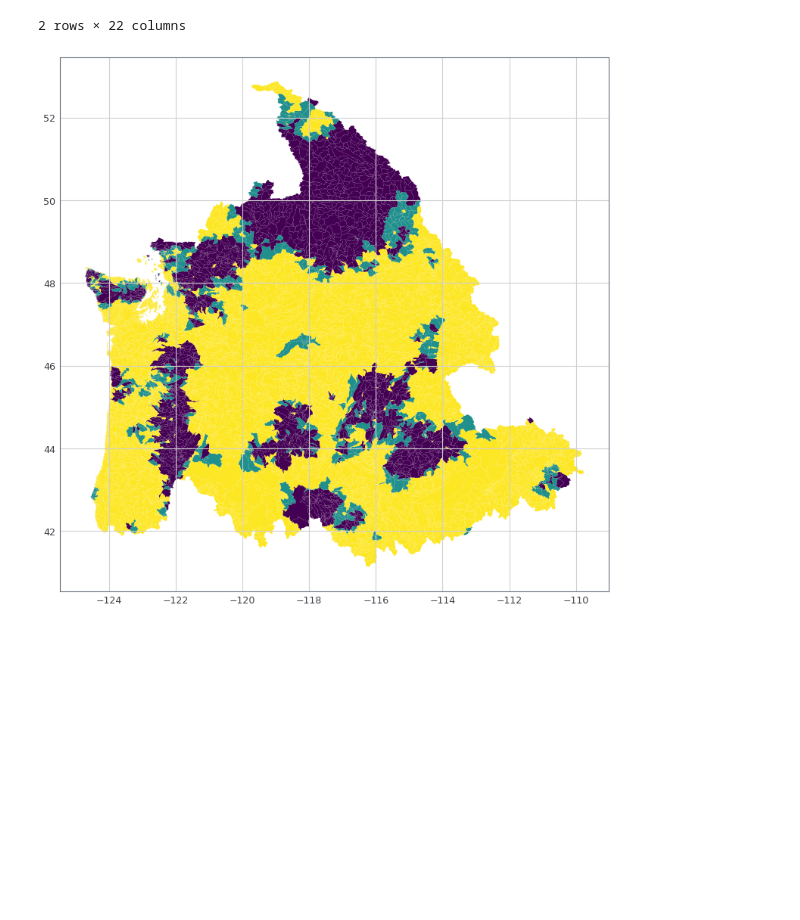
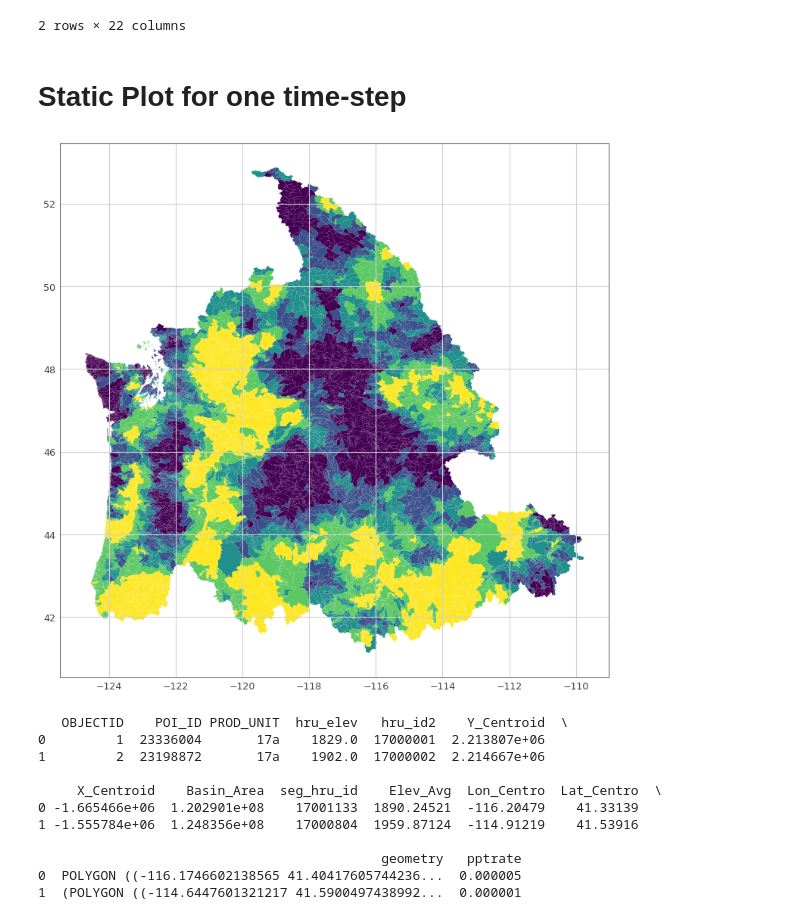
Before and after one commit to hydrofcst/luit, a Jupyter notebook: spatialPNWanim.ipynb, the cells around one changed output. Saved outputs shown, nothing was run; the diff lists cells and outputs as text; code cells hidden in the pictures; blank space fills up the shorter version.

```diff
--- a/spatialPNWanim.ipynb
+++ b/spatialPNWanim.ipynb
@@ -40,18 +40,32 @@ segdat.head(2)
 | 0 | 5447 | 17 | 17906894 | 6894 | 6892 | 17906892 | 0.0 | 0 | 0 | None | ... |
 | 1 | 5448 | 17 | 17906894 | 6894 | 6893 | 17906893 | 0.0 | 0 | 0 | None | ... |
 2 rows × 22 columns
+# %% [markdown]
+# Static Plot for one time-step
 # %%
 def spatialplot(tindex):
     summasel = summaout.isel(time = tindex)['pptrate'].drop('time').to_dataframe()
     summasel['hru_id2'] = summasel.index
     polydat2 = pd.merge(polydat, summasel)
 
     #Plot
     fig, ax = plt.subplots(1, figsize=(13, 13))
     polydat2.plot(ax = ax, column = 'pptrate', cmap='viridis_r', scheme='quantiles')  #Plots the polygons
     plt.show()
-    return(fig)
+    return(polydat2)
 
-fig = spatialplot(110)
+polydat2 = spatialplot(1)
+print(polydat2.head(2))
 # %% [output]
-[figure, old version]
+[figure, new version]
+   OBJECTID    POI_ID PROD_UNIT  hru_elev   hru_id2    Y_Centroid  \
+0         1  23336004       17a    1829.0  17000001  2.213807e+06
+1         2  23198872       17a    1902.0  17000002  2.214667e+06
+
+     X_Centroid    Basin_Area  seg_hru_id    Elev_Avg  Lon_Centro  Lat_Centro  \
+0 -1.665466e+06  1.202901e+08    17001133  1890.24521  -116.20479    41.33139
+1 -1.555784e+06  1.248356e+08    17000804  1959.87124  -114.91219    41.53916
+
+                                            geometry   pptrate
+0  POLYGON ((-116.1746602138565 41.40417605744236...  0.000005
+1  (POLYGON ((-114.6447601321217 41.5900497438992...  0.000001
```
Also changed, not shown: parts of 3 cells of this notebook.
